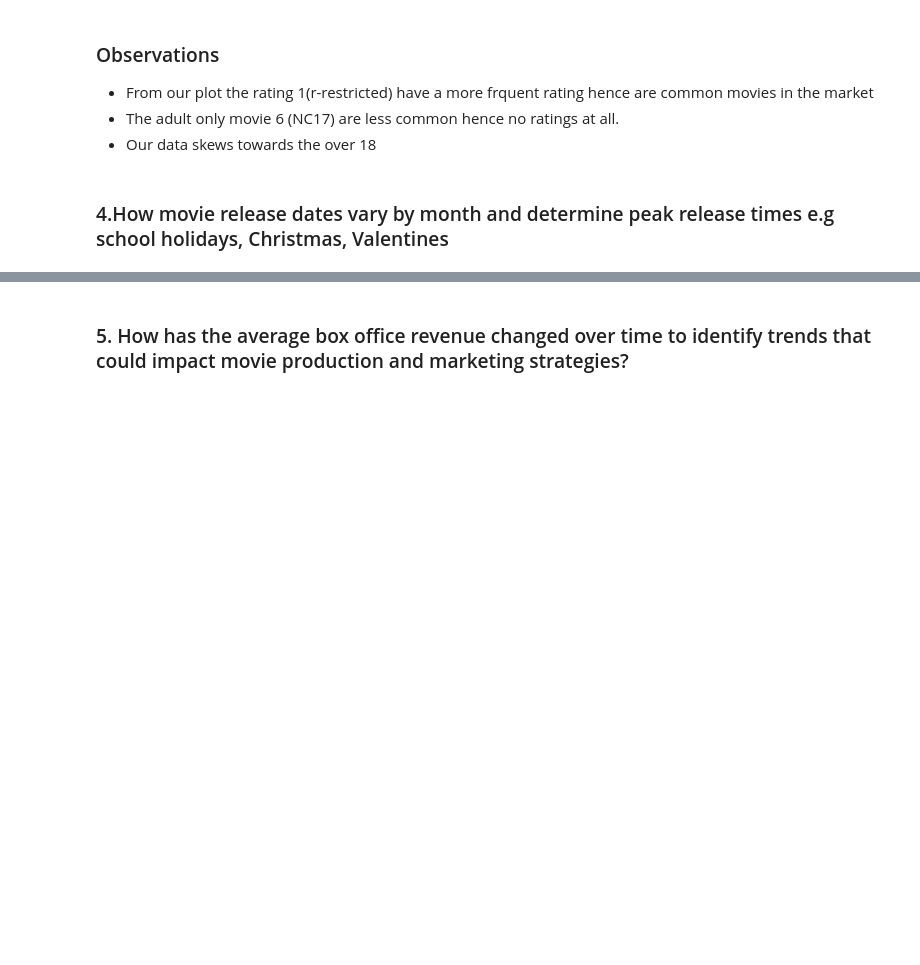
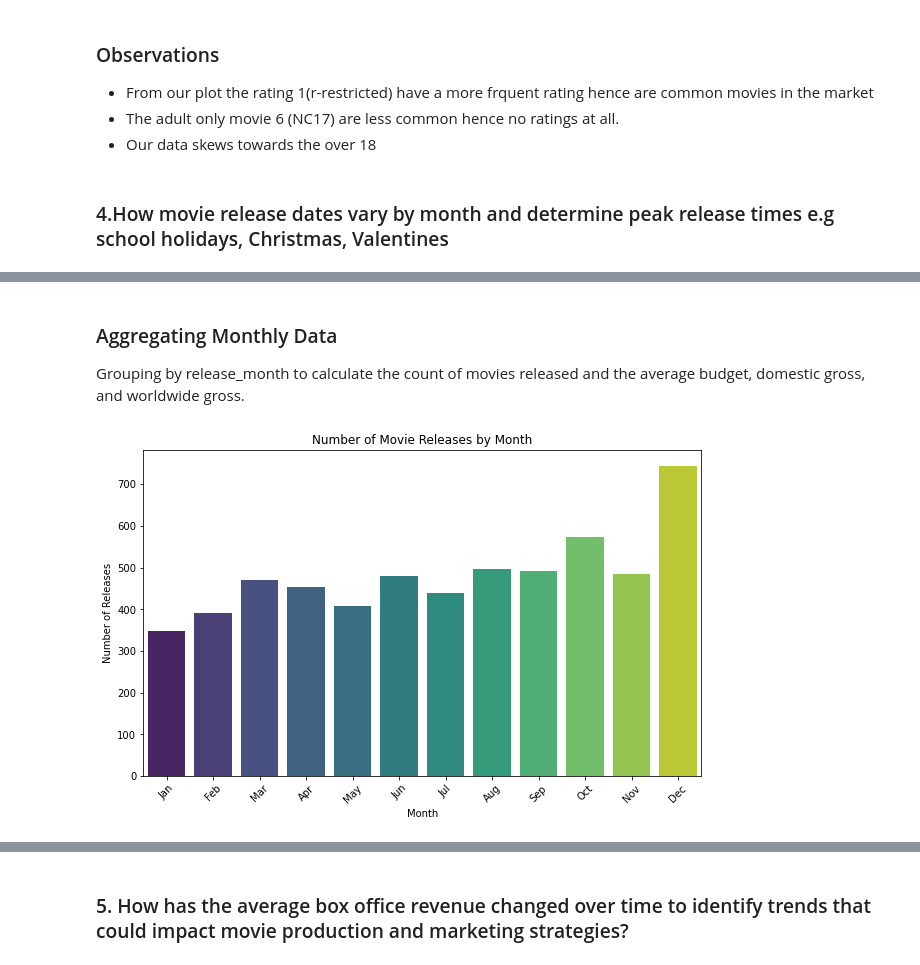
Before and after one commit to vnelima/Phase-2-Movie-project--Group-9, a Jupyter notebook: Student.ipynb, the cells around one changed output, grey strips where cells are left out. Cells and saved outputs as stored; diff of their text form; code cells hidden in the pictures; blank space fills up the shorter version.

```diff
--- a/Student.ipynb
+++ b/Student.ipynb
@@ -194,3 +194,7 @@ plt.show()
  - Our data skews towards the over 18
 # %% [markdown]
 ### 4.How movie release dates vary by month and determine peak release times e.g school holidays, Christmas, Valentines
+# %%
+# Load the budget dataset
+budget = pd.read_csv("DataSets/tn.movie_budgets.csv")
+budget.head()
@@ -196,0 +208,6 @@ plt.show()
+# %%
+# Remove dollar signs and commas from budget and revenue columns and convert them to numeric
+currency_columns = ['production_budget', 'domestic_gross', 'worldwide_gross']
+for col in currency_columns:
+    budget[col] = budget[col].replace('[\$,]', '', regex=True).astype(float)
+budget.info()
@@ -196,0 +230,6 @@ plt.show()
+# %%
+# Convert release_date to datetime and extract month and year for analysis
+budget['release_date'] = pd.to_datetime(budget['release_date'], errors='coerce')
+budget['release_month'] = budget['release_date'].dt.month
+budget['release_year'] = budget['release_date'].dt.year
+budget.head()
@@ -196,0 +243,22 @@ plt.show()
+# %% [markdown]
+### Aggregating Monthly Data
+Grouping by release_month to calculate the count of movies released and the average budget, domestic gross, and worldwide gross.
+# %%
+# Aggregate data by month to analyze release trends and financials
+monthly_data =budget.groupby('release_month').agg(
+    release_count=('id', 'size'),  # Count of movies released
+    avg_budget=('production_budget', 'mean'),  # Average production budget
+    avg_domestic_gross=('domestic_gross', 'mean'),  # Average domestic revenue
+    avg_worldwide_gross=('worldwide_gross', 'mean')  # Average worldwide revenue
+).reset_index()
+# %%
+# Plot the number of releases per month
+plt.figure(figsize=(10, 6))
+sns.barplot(data=monthly_data,x='release_month', y='release_count',palette= 'viridis')
+plt.title('Number of Movie Releases by Month')
+plt.xlabel('Month')
+plt.ylabel('Number of Releases')
+plt.xticks(ticks=range(12), labels=['Jan', 'Feb', 'Mar', 'Apr', 'May', 'Jun', 'Jul', 'Aug', 'Sep', 'Oct', 'Nov', 'Dec'], rotation=45)
+plt.show()
+# %% [output]
+[figure, added]
```
Also changed, not shown: parts of 12 cells of this notebook, 1 other file.
